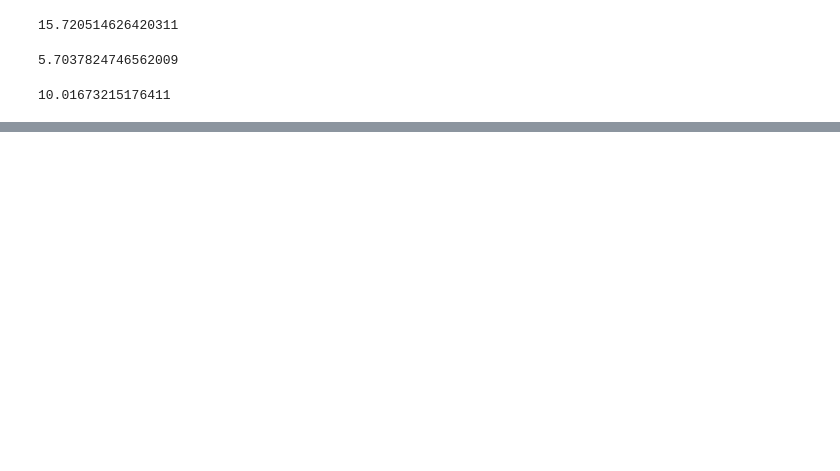
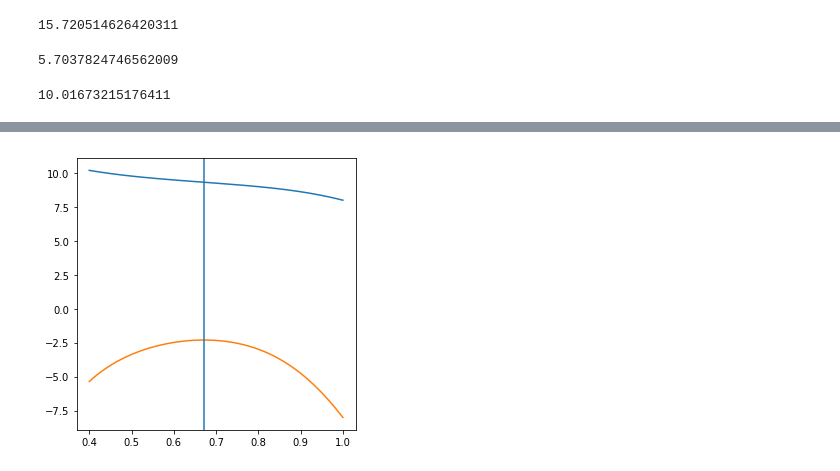
Before and after one commit to Xpitfire/deep-learning, a Jupyter notebook: experiments/Number_Theory.ipynb, the cells around one changed output, grey strips where cells are left out. Drawn from its saved outputs; the diff is of its cells as text; code cells hidden in the pictures; blank space fills up the shorter version.

```diff
--- a/experiments/Number_Theory.ipynb
+++ b/experiments/Number_Theory.ipynb
@@ -3,7 +3,7 @@ import numpy as np
 %matplotlib inline
 import matplotlib.pyplot as plt
 # %%
-def factoral_sum(base, n):
+def factoral_sum(base, n=8):
     sum = 0.
     for i in range(n):
         sum += np.power(1./base, np.power(base, i))
@@ -93,0 +105,3 @@ f_x_area
+# %%
+def gradient(x, h):
+    return (factoral_sum(x + h)-factoral_sum(x))/h
@@ -93,0 +122,10 @@ f_x_area
+# %%
+plt.figure(figsize=(5,5))
+
+plt.plot(base_list_range, base_list_result_range)
+plt.plot(base_list_range, base_list_gradients)
+plt.axvline(x=min_gradient_base)
+
+plt.show()
+# %% [output]
+[figure, added]
```
Also changed, not shown: parts of 9 cells of this notebook.
